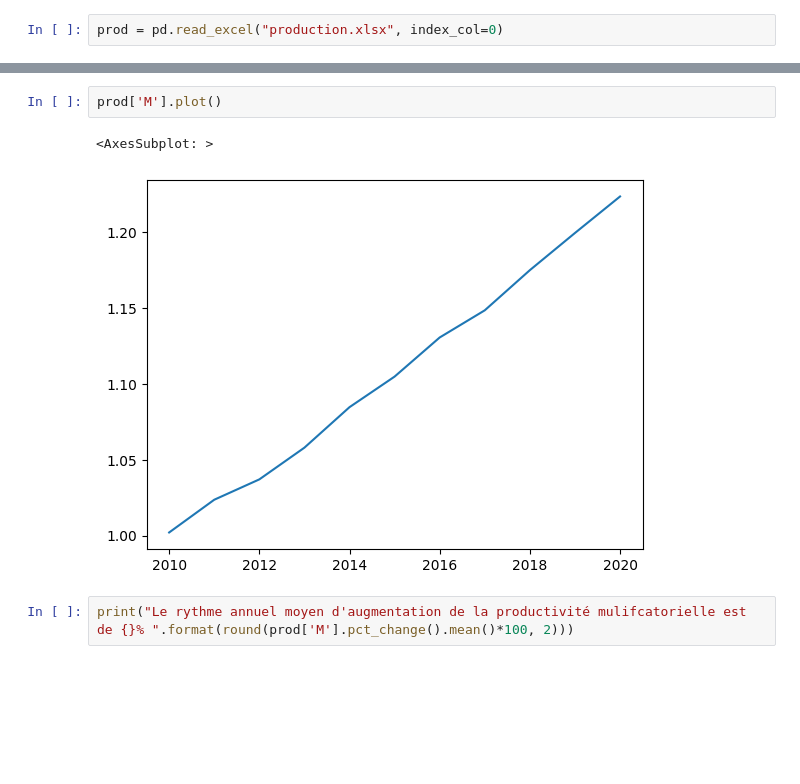
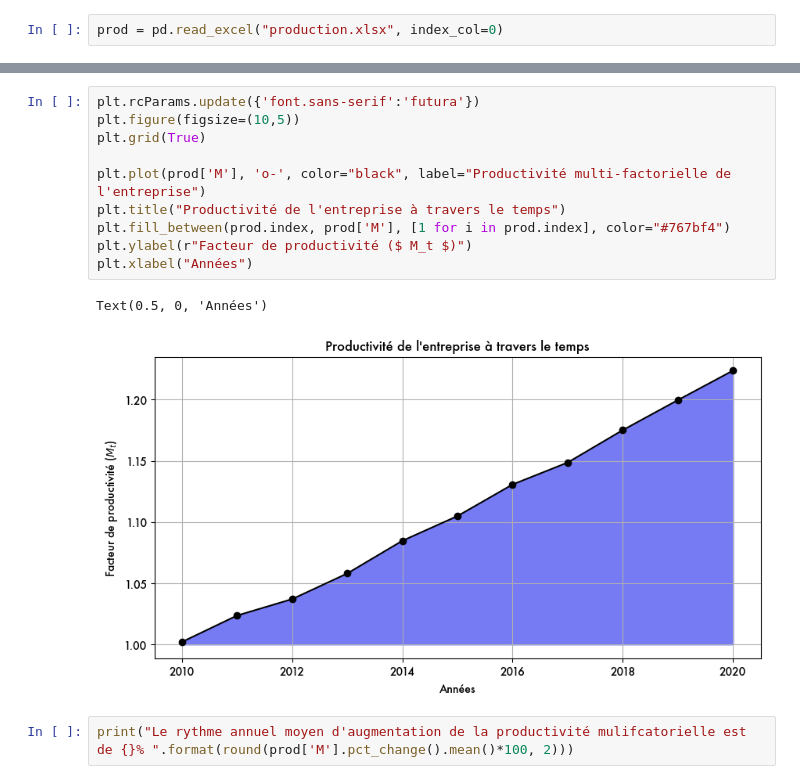
Before and after one commit to felixpoirier1/Devoir4, a Jupyter notebook: Devoir.ipynb, the cells around one changed output, grey strips where cells are left out. Drawn from its saved outputs; the diff is of its cells as text; blank space fills up the shorter version.

Commit message:
graph

```diff
--- a/Devoir.ipynb
+++ b/Devoir.ipynb
@@ -32,8 +32,16 @@ prod
-# %%
-prod['M'].plot()
-# %% [output]
-<AxesSubplot: >
-[figure, removed]
+# %%
+plt.rcParams.update({'font.sans-serif':'futura'})
+plt.figure(figsize=(10,5))
+plt.grid(True)
+
+plt.plot(prod['M'], 'o-', color="black", label="Productivité multi-factorielle de l'entreprise")
+plt.title("Productivité de l'entreprise à travers le temps")
+plt.fill_between(prod.index, prod['M'], [1 for i in prod.index], color="#767bf4")
+plt.ylabel(r"Facteur de productivité ($ M_t $)")
+plt.xlabel("Années")
+# %% [output]
+Text(0.5, 0, 'Années')
+[figure, added]
 # %%
 print("Le rythme annuel moyen d'augmentation de la productivité mulifcatorielle est de {}% ".format(round(prod['M'].pct_change().mean()*100, 2)))
 # %% [output]
```
Also changed, not shown: parts of 5 cells of this notebook, 1 other file.
